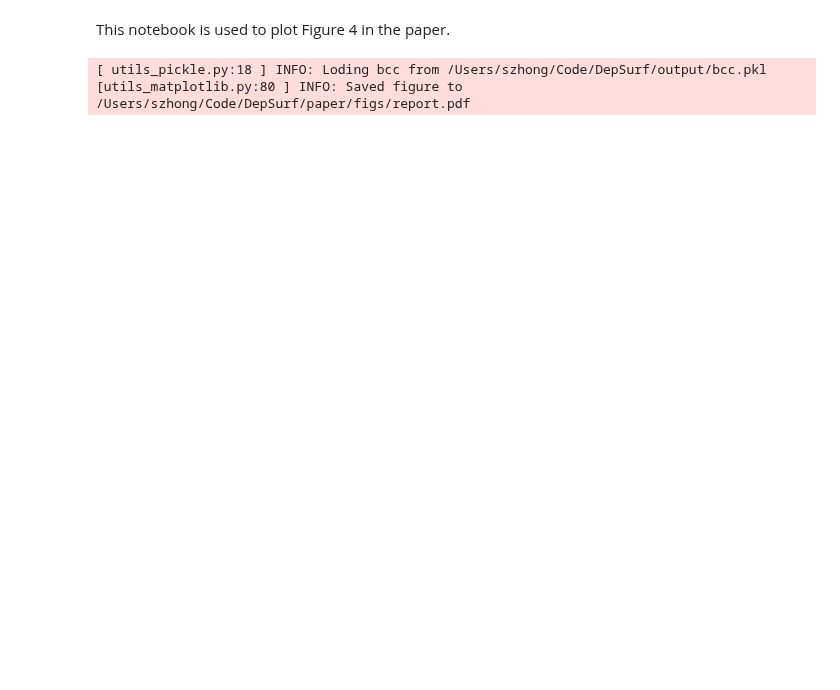
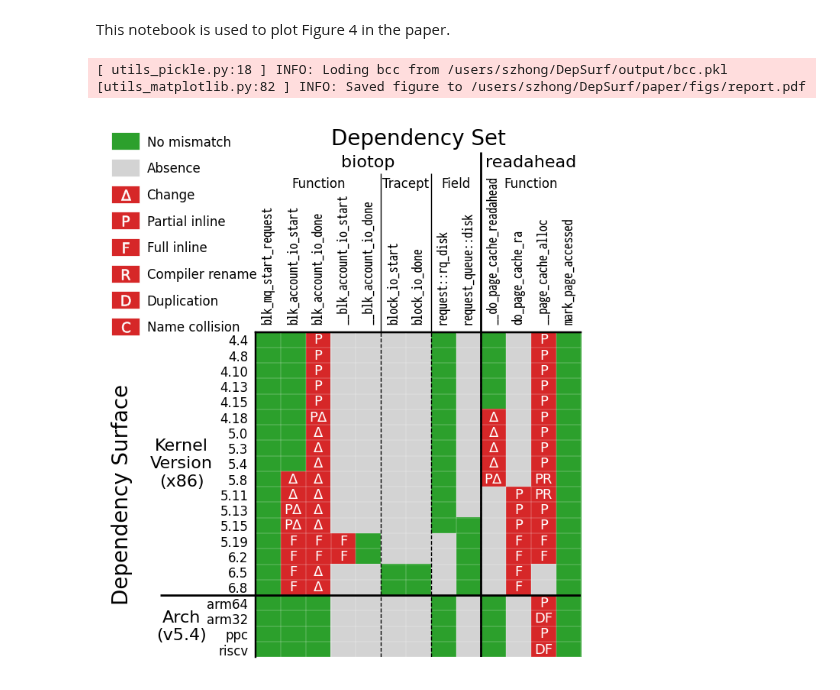
Before and after one commit to ShawnZhong/DepSurf, a Jupyter notebook: 51_plot.ipynb, the cells around one changed output. Saved outputs shown, nothing was run; the diff lists cells and outputs as text; code cells hidden in the pictures; blank space fills up the shorter version.

```diff
--- a/51_plot.ipynb
+++ b/51_plot.ipynb
@@ -224,35 +224,36 @@ ax.legend(
     ],
     labels=[label for label, _, _ in LEGNED],
     loc="upper left",
     bbox_to_anchor=(-0.45, 1.64) if TRANSPOSE else (-0.8, 1.4),
     ncol=1,
     fontsize=6,
     handlelength=0.8,
     labelspacing=1,
     handletextpad=1.25,
 )
 
 
 xlabel = "Dependency Surface"
 ylabel = "Dependency Set"
 
 if TRANSPOSE:
     xlabel, ylabel = ylabel, xlabel
 
 ax.set_xlabel(
     xlabel,
     fontsize=10,
     labelpad=15,
-    font="Arial",
+    # font="Arial",
 )
 ax.set_ylabel(
     ylabel,
     fontsize=10,
     labelpad=35 if TRANSPOSE else 15,
-    font="Arial",
+    # font="Arial",
 )
 
-save_fig(fig, "report", close=True)
+save_fig(fig, "report")
 # %% [output]
-[ utils_pickle.py:18 ] INFO: Loding bcc from /Users/szhong/Code/DepSurf/output/bcc.pkl
-[utils_matplotlib.py:80 ] INFO: Saved figure to /Users/szhong/Code/DepSurf/paper/figs/report.pdf
+[ utils_pickle.py:18 ] INFO: Loding bcc from /users/szhong/DepSurf/output/bcc.pkl
+[utils_matplotlib.py:82 ] INFO: Saved figure to /users/szhong/DepSurf/paper/figs/report.pdf
+[figure, added]
```
Also changed, not shown: 8 other files.
